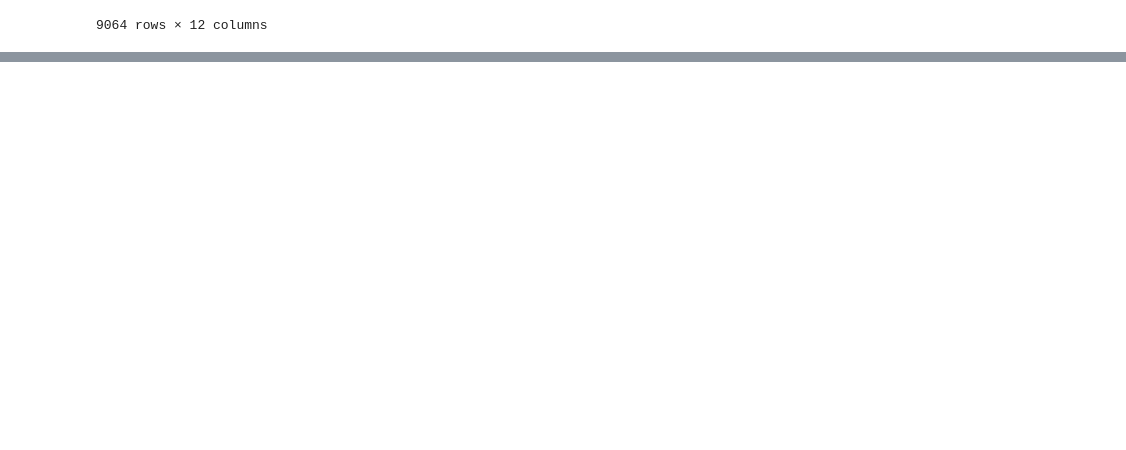
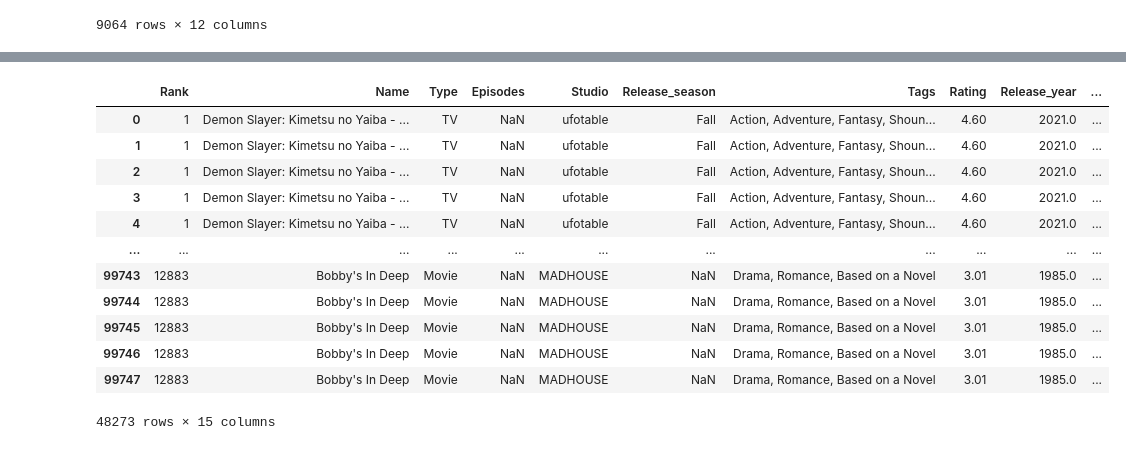
Before and after one commit to Igor-Kubota/Anime-Recommendation, a Jupyter notebook: tratamento.ipynb, the cells around one changed output, grey strips where cells are left out. Saved outputs shown, nothing was run; the diff lists cells and outputs as text; code cells hidden in the pictures; blank space fills up the shorter version.

```diff
--- a/tratamento.ipynb
+++ b/tratamento.ipynb
@@ -70,0 +103,18 @@ df_seiyuu = df_seiyuu[['Name', 'char' , 'seiyuu']]
+# %%
+df_exploded= df_exploded.dropna(subset=['seiyuu'])
+
+df_exploded
+# %% [output]
+|  | Rank | Name | Type | Episodes | Studio | Release_season | Tags | Rating | Release_year | ... |
+| 0 | 1 | Demon Slayer: Kimetsu no Yaiba - ... | TV | NaN | ufotable | Fall | Action, Adventure, Fantasy, Shoun... | 4.60 | 2021.0 | ... |
+| 1 | 1 | Demon Slayer: Kimetsu no Yaiba - ... | TV | NaN | ufotable | Fall | Action, Adventure, Fantasy, Shoun... | 4.60 | 2021.0 | ... |
+| 2 | 1 | Demon Slayer: Kimetsu no Yaiba - ... | TV | NaN | ufotable | Fall | Action, Adventure, Fantasy, Shoun... | 4.60 | 2021.0 | ... |
+| 3 | 1 | Demon Slayer: Kimetsu no Yaiba - ... | TV | NaN | ufotable | Fall | Action, Adventure, Fantasy, Shoun... | 4.60 | 2021.0 | ... |
+| 4 | 1 | Demon Slayer: Kimetsu no Yaiba - ... | TV | NaN | ufotable | Fall | Action, Adventure, Fantasy, Shoun... | 4.60 | 2021.0 | ... |
+| ... | ... | ... | ... | ... | ... | ... | ... | ... | ... | ... |
+| 99743 | 12883 | Bobby's In Deep | Movie | NaN | MADHOUSE | NaN | Drama, Romance, Based on a Novel | 3.01 | 1985.0 | ... |
+| 99744 | 12883 | Bobby's In Deep | Movie | NaN | MADHOUSE | NaN | Drama, Romance, Based on a Novel | 3.01 | 1985.0 | ... |
+| 99745 | 12883 | Bobby's In Deep | Movie | NaN | MADHOUSE | NaN | Drama, Romance, Based on a Novel | 3.01 | 1985.0 | ... |
+| 99746 | 12883 | Bobby's In Deep | Movie | NaN | MADHOUSE | NaN | Drama, Romance, Based on a Novel | 3.01 | 1985.0 | ... |
+| 99747 | 12883 | Bobby's In Deep | Movie | NaN | MADHOUSE | NaN | Drama, Romance, Based on a Novel | 3.01 | 1985.0 | ... |
+48273 rows × 15 columns
```
Also changed, not shown: parts of 19 cells of this notebook, 8 other files.
